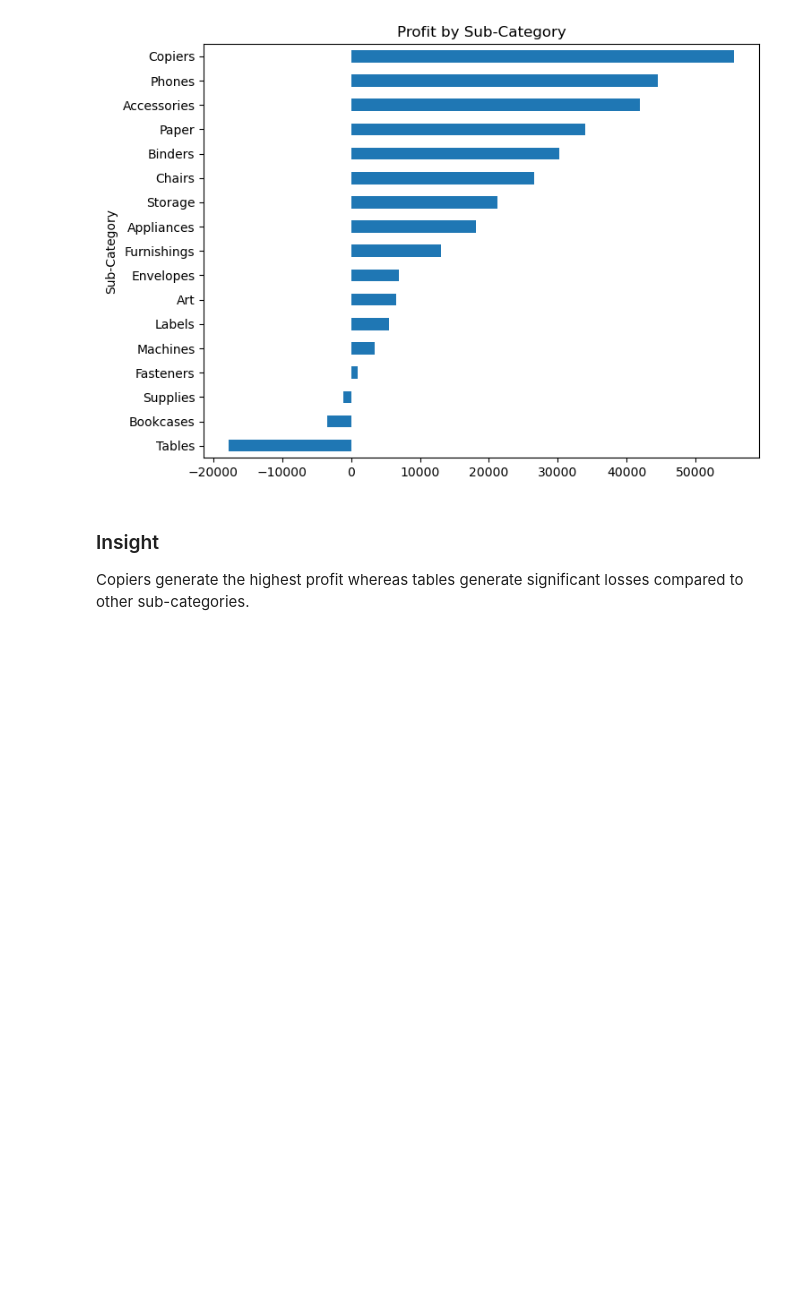
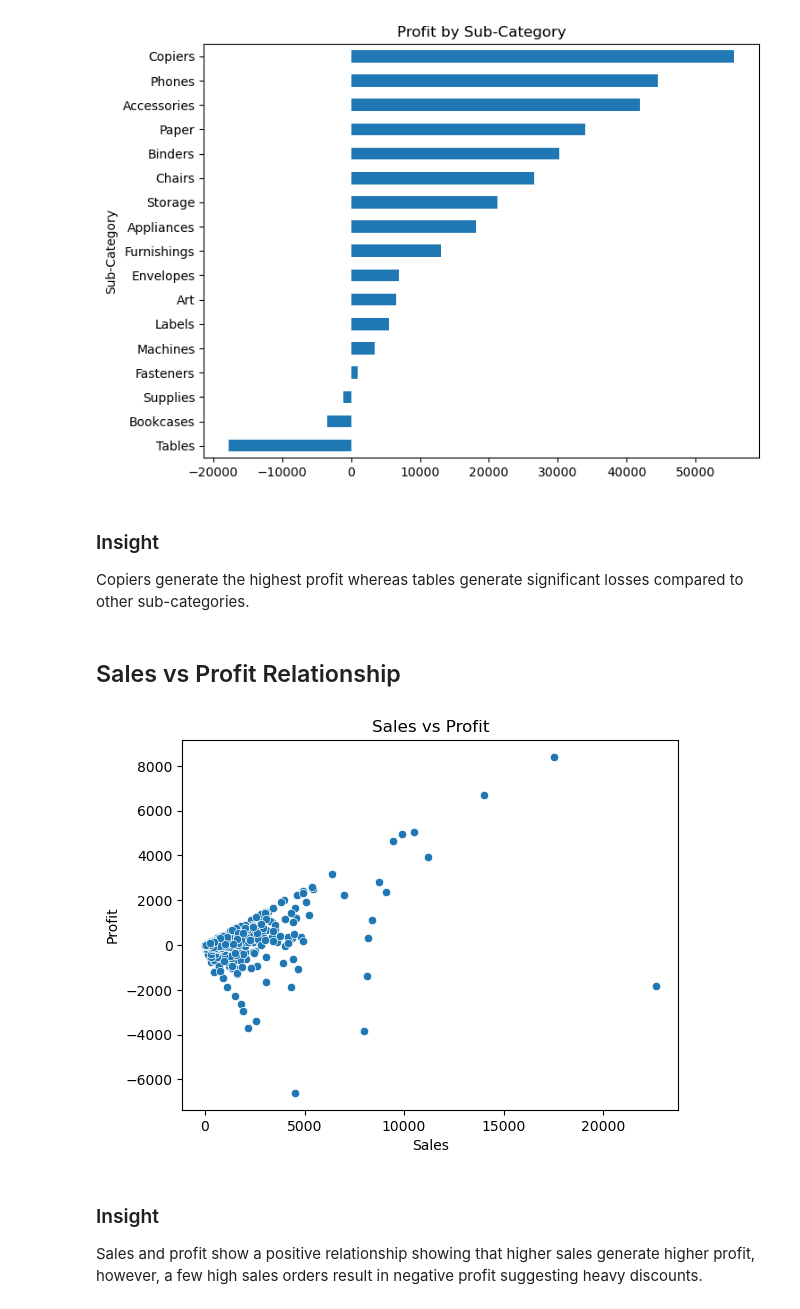
Before and after one commit to kencryption/sales-analysis, a Jupyter notebook: notebooks/analysis.ipynb, the cells around one changed output. Saved outputs shown, nothing was run; the diff lists cells and outputs as text; code cells hidden in the pictures; blank space fills up the shorter version.

Commit message:
analyze sales vs profit relationship

```diff
--- a/notebooks/analysis.ipynb
+++ b/notebooks/analysis.ipynb
@@ -146,3 +146,15 @@ plt.show()
 # %% [markdown]
 ### Insight
 Copiers generate the highest profit whereas tables generate significant losses compared to other sub-categories.
+# %% [markdown]
+## Sales vs Profit Relationship
+# %%
+sns.scatterplot(data=df, x="Sales", y="Profit")
+plt.title("Sales vs Profit")
+plt.savefig("../outputs/charts/sales_vs_profit.png")
+plt.show()
+# %% [output]
+[figure, added]
+# %% [markdown]
+### Insight
+Sales and profit show a positive relationship showing that higher sales generate higher profit, however, a few high sales orders result in negative profit suggesting heavy discounts.
```
Also changed, not shown: 1 other file.
